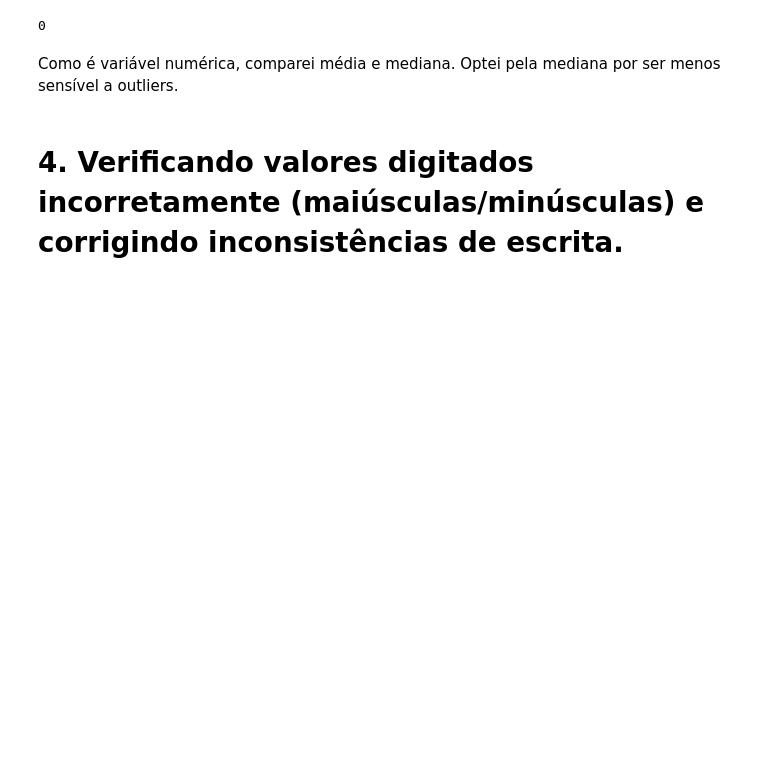
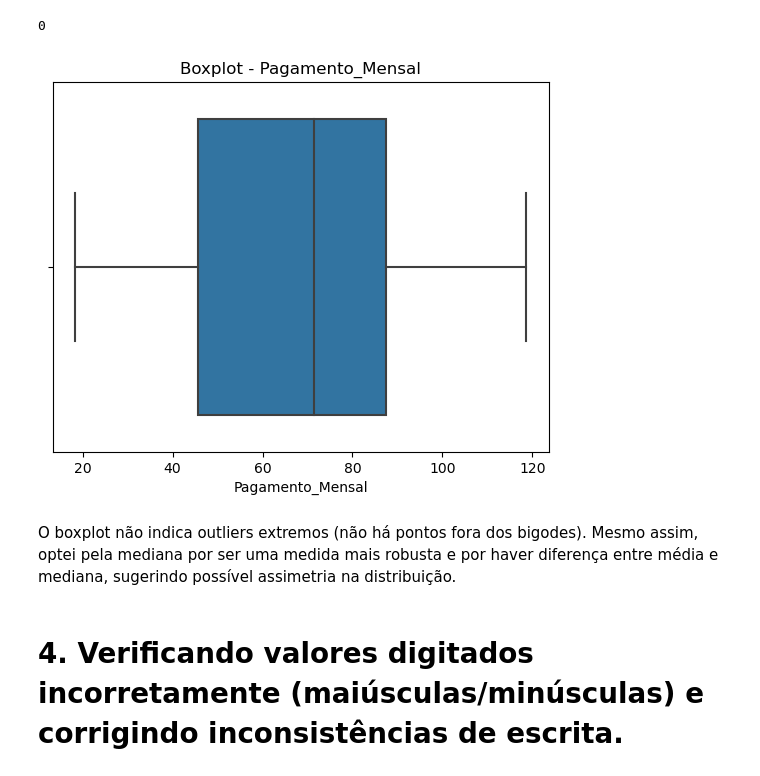
Before and after one commit to luanaoliveira/ebac_data_science_exercises, a Jupyter notebook: data_preprocessing_1/Profissao Cientista de Dados M14 Pratique.ipynb, the cells around one changed output. Cells and saved outputs as stored; diff of their text form; code cells hidden in the pictures; blank space fills up the shorter version.

```diff
--- a/data_preprocessing_1/Profissao Cientista de Dados M14 Pratique.ipynb
+++ b/data_preprocessing_1/Profissao Cientista de Dados M14 Pratique.ipynb
@@ -220,8 +220,14 @@ df["Pagamento_Mensal"].isna().sum()
 # %% [output]
 Média: 65.60756321839081 | Mediana: 71.45
 0
-# %% [markdown]
-Como é variável numérica, comparei média e mediana. Optei pela mediana por ser menos sensível a outliers.
+# %%
+sns.boxplot(x=df["Pagamento_Mensal"])
+plt.title("Boxplot - Pagamento_Mensal")
+plt.show()
+# %% [output]
+[figure, added]
+# %% [markdown]
+O boxplot não indica outliers extremos (não há pontos fora dos bigodes). Mesmo assim, optei pela mediana por ser uma medida mais robusta e por haver diferença entre média e mediana, sugerindo possível assimetria na distribuição.
 # %% [markdown]
 # 4. Verificando valores digitados incorretamente (maiúsculas/minúsculas) e corrigindo inconsistências de escrita.
 # %%
```
Also changed, not shown: parts of 3 cells of this notebook.
